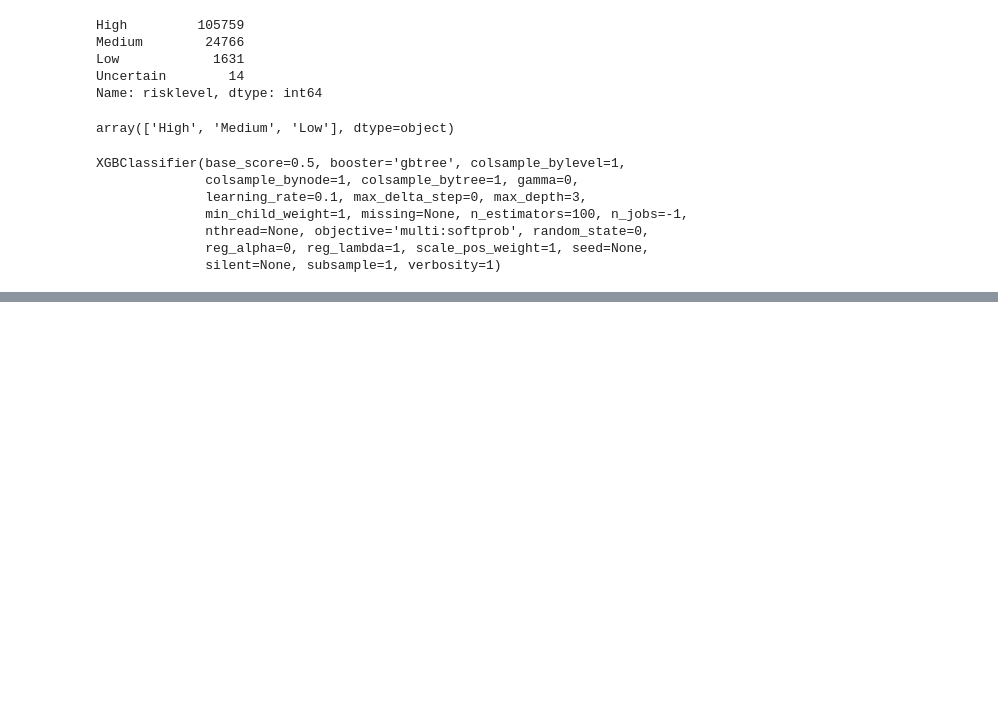
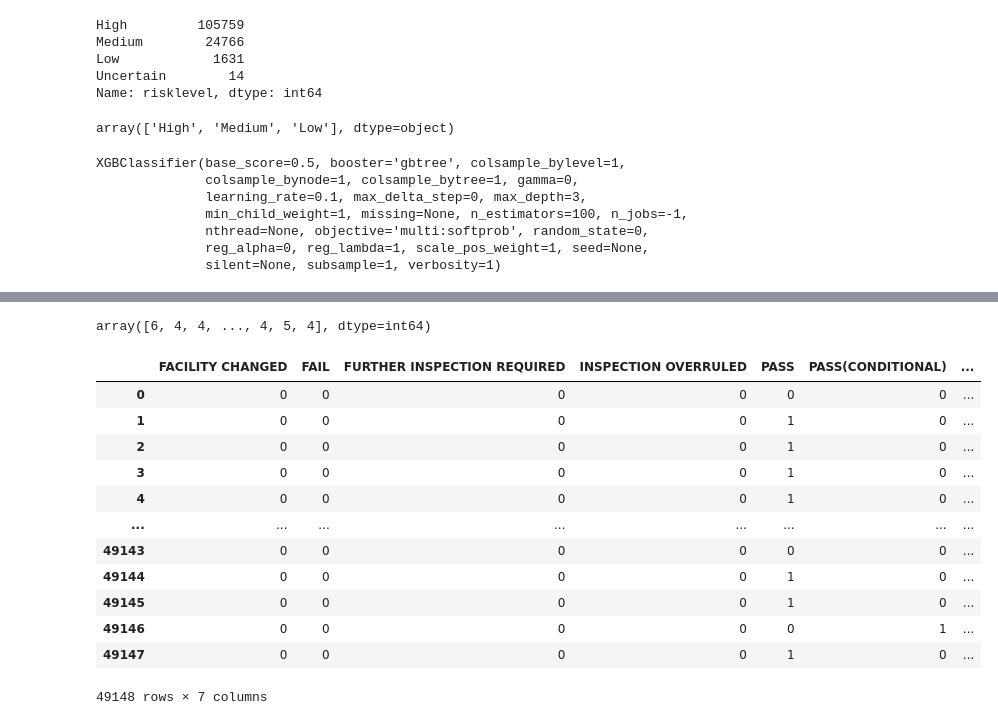
Before and after one commit to adamiqshan/MachineHack_Food_Quality_Inspection, a Jupyter notebook: Food Quality.ipynb, the cells around one changed output, grey strips where cells are left out. Drawn from its saved outputs; the diff is of its cells as text; code cells hidden in the pictures; blank space fills up the shorter version.

```diff
--- a/Food Quality.ipynb
+++ b/Food Quality.ipynb
@@ -273,4 +303,17 @@ accuracy is: 0.5959351615309837
+# %%
+from sklearn.preprocessing import StandardScaler
+scaler = StandardScaler()
+
+scaled_train = scaler.fit_transform(train[['year', 'month', 'day', 'licenseno', 'facilityid', 'facilityname',
+       'type', 'street', 'city', 'state', 'locationid', 'reason', 'risklevel',
+       'geo_loc']].to_numpy())
+scaled_train = pd.DataFrame(scaled_train.tolist(), columns=['year', 'month', 'day', 'licenseno', 'facilityid', 'facilityname',
+       'type', 'street', 'city', 'state', 'locationid', 'reason', 'risklevel',
+       'geo_loc'])
 # %%
-pd.DataFrame(scaled_train.tolist(), columns=['year', 'month', 'day', 'licenseno', 'facilityid', 'facilityname',
+scaled_test = scaler.transform(test[['year', 'month', 'day', 'licenseno', 'facilityid', 'facilityname',
+       'type', 'street', 'city', 'state', 'locationid', 'reason', 'risklevel',
+       'geo_loc']])
+scaled_test = pd.DataFrame(scaled_test.tolist(), columns=['year', 'month', 'day', 'licenseno', 'facilityid', 'facilityname',
        'type', 'street', 'city', 'state', 'locationid', 'reason', 'risklevel',
        'geo_loc'])
@@ -317,0 +346,24 @@ print(confusion_matrix(y_test, y_pred))
+# %%
+y_pred = clf.predict(scaled_test)
+y_pred
+# %% [output]
+array([6, 4, 4, ..., 4, 5, 4], dtype=int64)
+# %%
+predictions = pd.get_dummies(y_pred)
+predictions.columns = ['FACILITY CHANGED', 'FAIL', 'FURTHER INSPECTION REQUIRED',
+                       'INSPECTION OVERRULED', 'PASS', 'PASS(CONDITIONAL)', 'SHUT-DOWN']
+predictions
+# %% [output]
+|  | FACILITY CHANGED | FAIL | FURTHER INSPECTION REQUIRED | INSPECTION OVERRULED | PASS | PASS(CONDITIONAL) | ... |
+| 0 | 0 | 0 | 0 | 0 | 0 | 0 | ... |
+| 1 | 0 | 0 | 0 | 0 | 1 | 0 | ... |
+| 2 | 0 | 0 | 0 | 0 | 1 | 0 | ... |
+| 3 | 0 | 0 | 0 | 0 | 1 | 0 | ... |
+| 4 | 0 | 0 | 0 | 0 | 1 | 0 | ... |
+| ... | ... | ... | ... | ... | ... | ... | ... |
+| 49143 | 0 | 0 | 0 | 0 | 0 | 0 | ... |
+| 49144 | 0 | 0 | 0 | 0 | 1 | 0 | ... |
+| 49145 | 0 | 0 | 0 | 0 | 1 | 0 | ... |
+| 49146 | 0 | 0 | 0 | 0 | 0 | 1 | ... |
+| 49147 | 0 | 0 | 0 | 0 | 1 | 0 | ... |
+49148 rows × 7 columns
```
Also changed, not shown: parts of 9 cells of this notebook.
